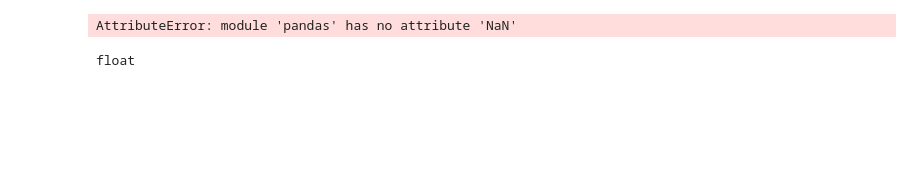
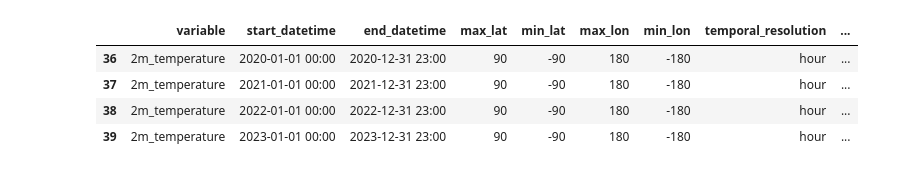
Before and after one commit to iharp3/iharp-query-executor, a Jupyter notebook: notebook/1-query-get-raster.ipynb, the cells around one changed output. Drawn from its saved outputs; the diff is of its cells as text; code cells hidden in the pictures; blank space fills up the shorter version.

Commit message:
fix bug: metadata

```diff
--- a/notebook/1-query-get-raster.ipynb
+++ b/notebook/1-query-get-raster.ipynb
@@ -8,8 +8,8 @@ from query_executor_get_raster import GetRasterExecutor
 variable = "2m_temperature"
 start_datetime = "2020-01-01 00:00:00"
 end_datetime = "2023-12-31 23:00:00"
-temporal_resolution = "year"
-temporal_aggregation = "mean"
+temporal_resolution = "hour"
+temporal_aggregation = None
 # Greenland
 max_lat = 85
 min_lat = 60
@@ -57,18 +69,34 @@ TypeError: Object of type range is not JSON serializable
-# %%
-import pandas as pd
-
-df_meta = pd.read_csv("/home/huan1531/iharp-query-executor/src/metadata.csv")
-
-agg = "min"
-agg = None
-
-df_meta[df_meta["temporal_aggregation"] == agg]
-
-# find temporal resolution is agg=None
-df_meta[df_meta["temporal_aggregation"] == pd.NaN]
-# %% [output]
-AttributeError: module 'pandas' has no attribute 'NaN'
-# %%
-type(df_meta["temporal_aggregation"].iloc[0])
-# %% [output]
-float
+# %%
+from metadata import Metadata
+
+metadata = Metadata("/home/huan1531/iharp-query-executor/src/metadata.csv")
+# %%
+import pandas as pd
+
+if temporal_aggregation is None:
+    temporal_aggregation = "none"
+spatial_aggregation=None
+spatial_resolution=0.25
+if spatial_aggregation is None:
+    spatial_aggregation = "none"
+
+df_overlap = metadata.df_meta[
+    (metadata.df_meta["variable"] == variable)
+    & (metadata.df_meta["min_lat"] <= max_lat)
+    & (metadata.df_meta["max_lat"] >= min_lat)
+    & (metadata.df_meta["min_lon"] <= max_lon)
+    & (metadata.df_meta["max_lon"] >= min_lon)
+    & (pd.to_datetime(metadata.df_meta["start_datetime"]) <= pd.to_datetime(end_datetime))
+    & (pd.to_datetime(metadata.df_meta["end_datetime"]) >= pd.to_datetime(start_datetime))
+    & (metadata.df_meta["temporal_resolution"] == temporal_resolution)
+    & (metadata.df_meta["spatial_resolution"] == spatial_resolution)
+    & (metadata.df_meta["temporal_aggregation"] == temporal_aggregation)
+    & (metadata.df_meta["spatial_aggregation"] == spatial_aggregation)
+]
+df_overlap
+# %% [output]
+|  | variable | start_datetime | end_datetime | max_lat | min_lat | max_lon | min_lon | temporal_resolution | ... |
+| 36 | 2m_temperature | 2020-01-01 00:00 | 2020-12-31 23:00 | 90 | -90 | 180 | -180 | hour | ... |
+| 37 | 2m_temperature | 2021-01-01 00:00 | 2021-12-31 23:00 | 90 | -90 | 180 | -180 | hour | ... |
+| 38 | 2m_temperature | 2022-01-01 00:00 | 2022-12-31 23:00 | 90 | -90 | 180 | -180 | hour | ... |
+| 39 | 2m_temperature | 2023-01-01 00:00 | 2023-12-31 23:00 | 90 | -90 | 180 | -180 | hour | ... |
```
Also changed, not shown: parts of 6 cells of this notebook, 3 other files.
